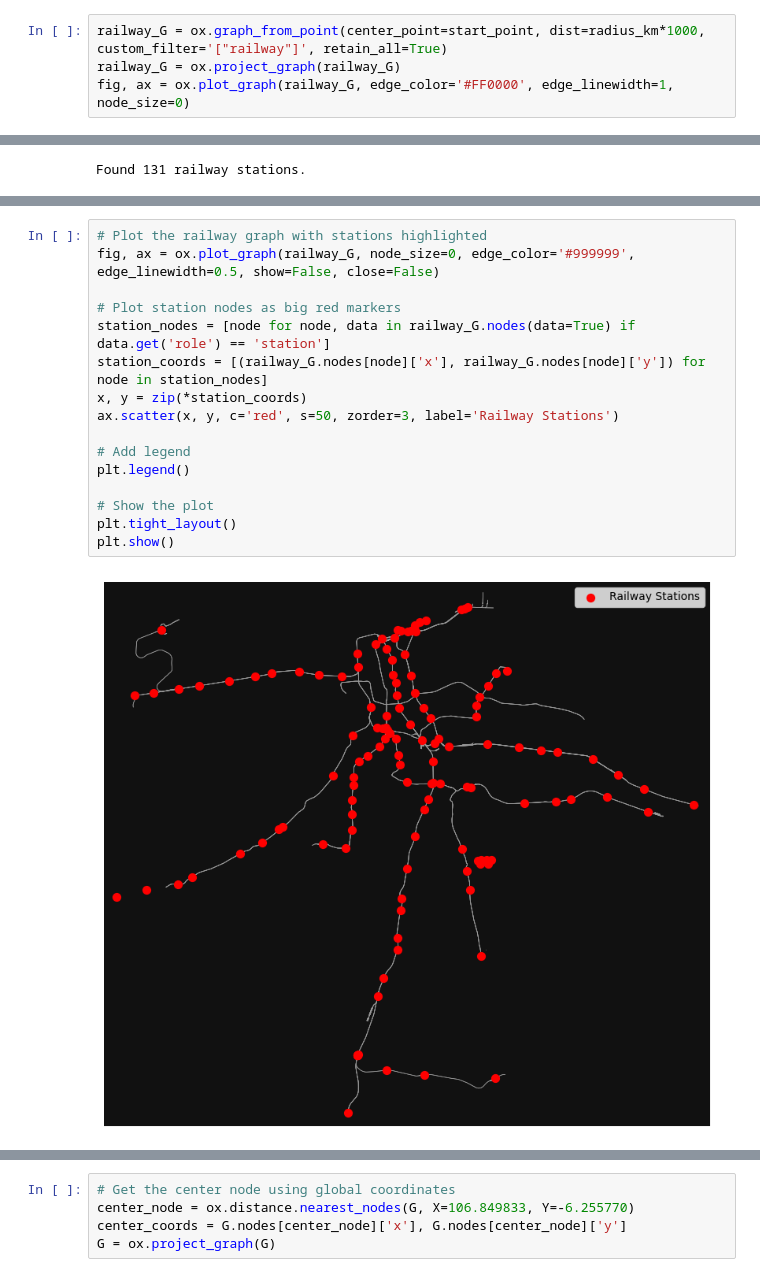
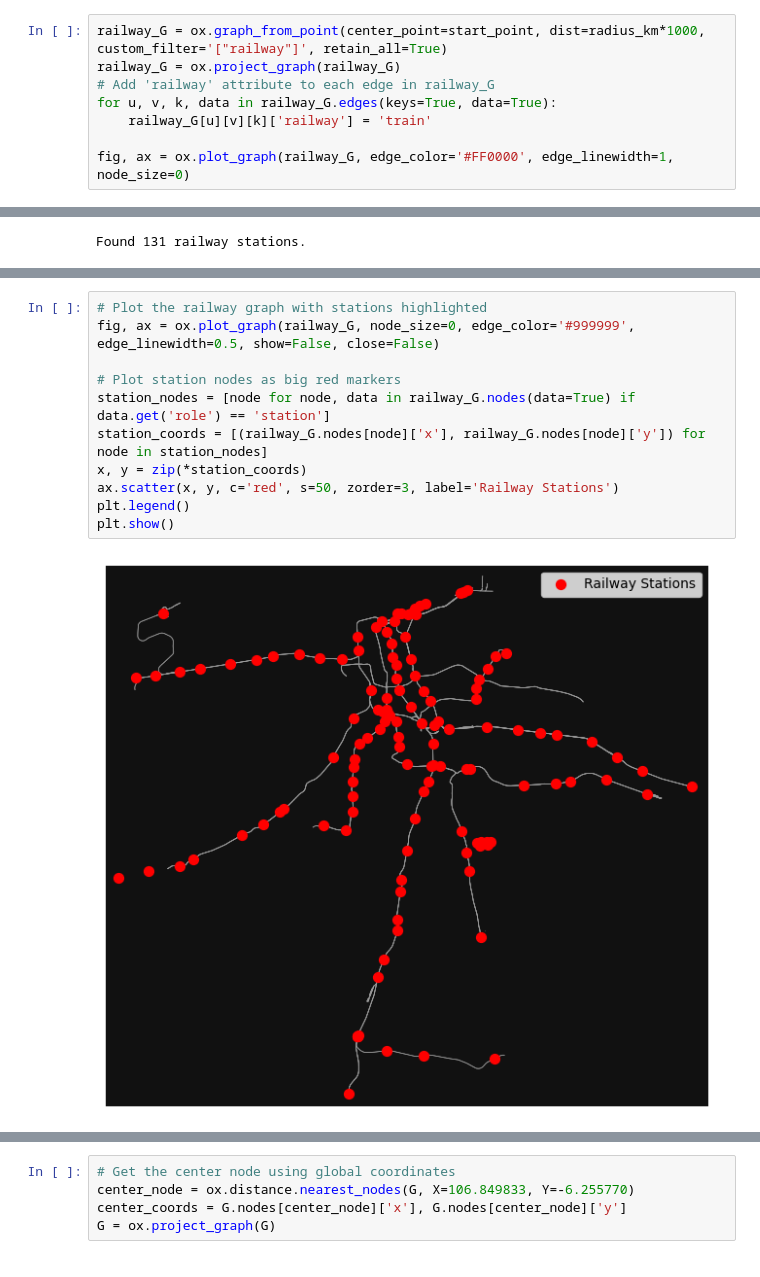
Before and after one commit to adhikasp/geo-exploration, a Jupyter notebook: explore.ipynb, the cells around one changed output, grey strips where cells are left out. Cells and saved outputs as stored; diff of their text form.

```diff
--- a/explore.ipynb
+++ b/explore.ipynb
@@ -55,6 +66,10 @@ fig, ax = ox.plot_graph(G, edge_color='#999999', edge_linewidth=0.5, node_size=0
 # %%
 railway_G = ox.graph_from_point(center_point=start_point, dist=radius_km*1000, custom_filter='["railway"]', retain_all=True)
 railway_G = ox.project_graph(railway_G)
+# Add 'railway' attribute to each edge in railway_G
+for u, v, k, data in railway_G.edges(keys=True, data=True):
+    railway_G[u][v][k]['railway'] = 'train'
+
 fig, ax = ox.plot_graph(railway_G, edge_color='#FF0000', edge_linewidth=1, node_size=0)
 # %% [output]
 [figure]
@@ -163,18 +191,13 @@ Added 131 railway stations to the graph.
 # %%
 # Plot the railway graph with stations highlighted
 fig, ax = ox.plot_graph(railway_G, node_size=0, edge_color='#999999', edge_linewidth=0.5, show=False, close=False)
 
 # Plot station nodes as big red markers
 station_nodes = [node for node, data in railway_G.nodes(data=True) if data.get('role') == 'station']
 station_coords = [(railway_G.nodes[node]['x'], railway_G.nodes[node]['y']) for node in station_nodes]
 x, y = zip(*station_coords)
 ax.scatter(x, y, c='red', s=50, zorder=3, label='Railway Stations')
-
-# Add legend
 plt.legend()
-
-# Show the plot
-plt.tight_layout()
 plt.show()
 # %% [output]
-[figure, old version]
+[figure, new version]
```
Also changed, not shown: parts of 11 cells of this notebook.
